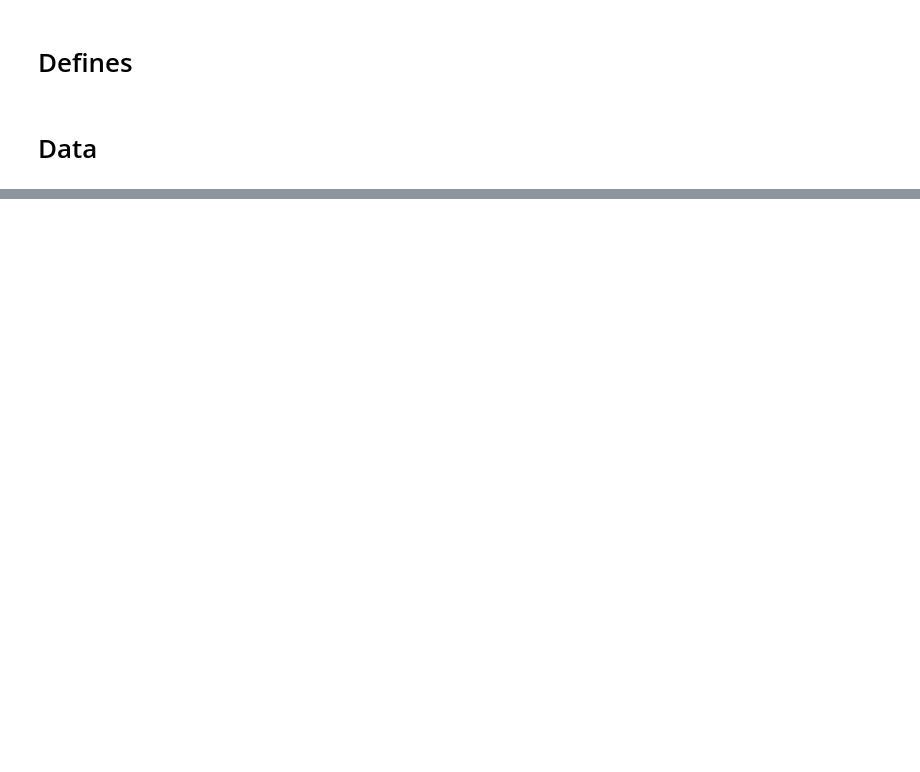
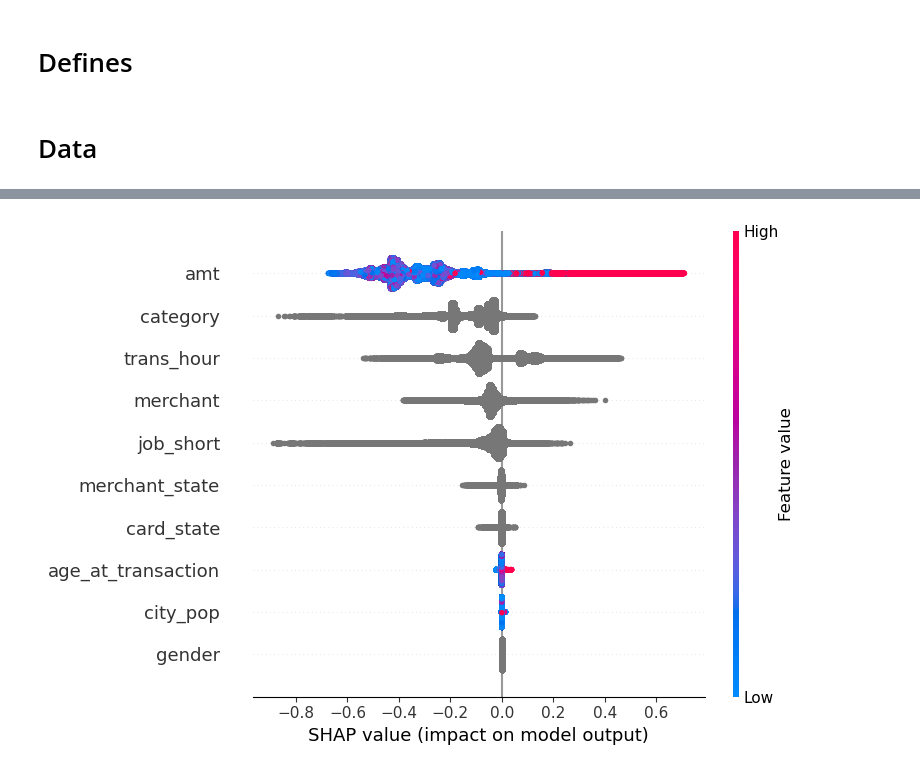
Before and after one commit to glebpnkv/fin_crime, a Jupyter notebook: 2_models.ipynb, the cells around one changed output, grey strips where cells are left out. Saved outputs shown, nothing was run; the diff lists cells and outputs as text; code cells hidden in the pictures; blank space fills up the shorter version.

```diff
--- a/2_models.ipynb
+++ b/2_models.ipynb
@@ -277,0 +309,8 @@ pd.DataFrame(cur_evals_result['eval']).plot(y='recall_class_1')
+# %%
+# Plot of SHAP values for all features
+shap.summary_plot(
+    shap_values_train,
+    df_train[x_cols]
+)
+# %% [output]
+[figure, added]
```
Also changed, not shown: parts of 57 cells of this notebook, 1 other file.
